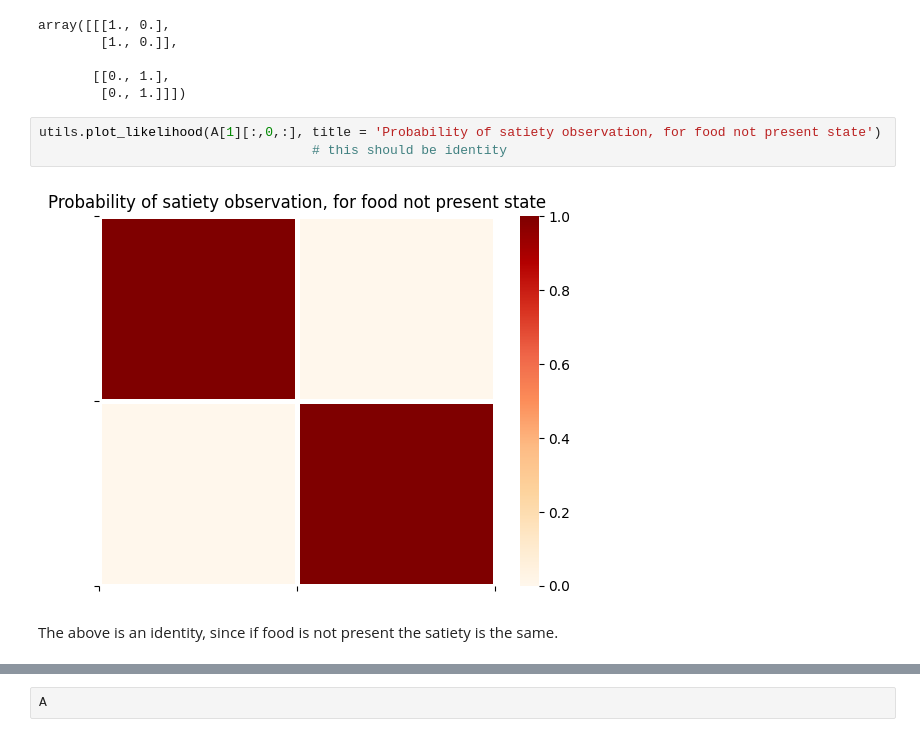
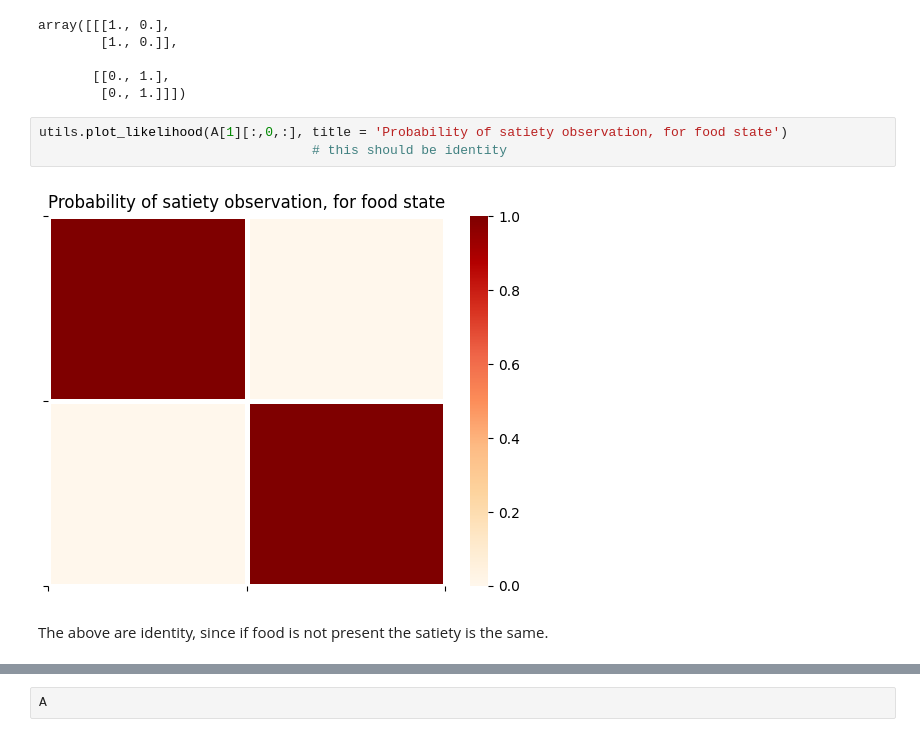
Before and after one commit to mahault/Multi-agent-sustainability, a Jupyter notebook: Sust_AIF.ipynb, the cells around one changed output, grey strips where cells are left out. Drawn from its saved outputs; the diff is of its cells as text.

```diff
--- a/Sust_AIF.ipynb
+++ b/Sust_AIF.ipynb
@@ -245,9 +261,9 @@ array([[[1., 0.],
        [[0., 1.],
         [0., 1.]]])
 # %%
-utils.plot_likelihood(A[1][:,0,:], title = 'Probability of satiety observation, for food not present state')
+utils.plot_likelihood(A[1][:,0,:], title = 'Probability of satiety observation, for food state')
                                    # this should be identity
 # %% [output]
-[figure, old version]
+[figure, new version]
 # %% [markdown]
-The above is an identity, since if food is not present the satiety is the same.
+The above are identity, since if food is not present the satiety is the same.
```
Also changed, not shown: parts of 82 cells of this notebook.
